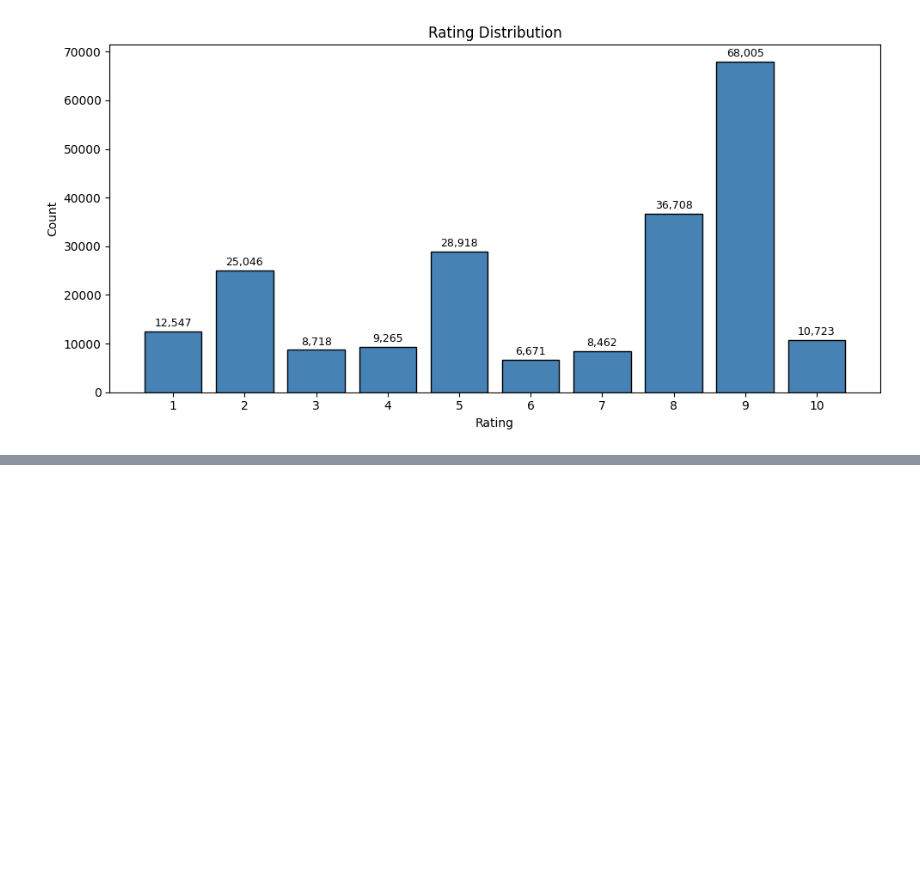
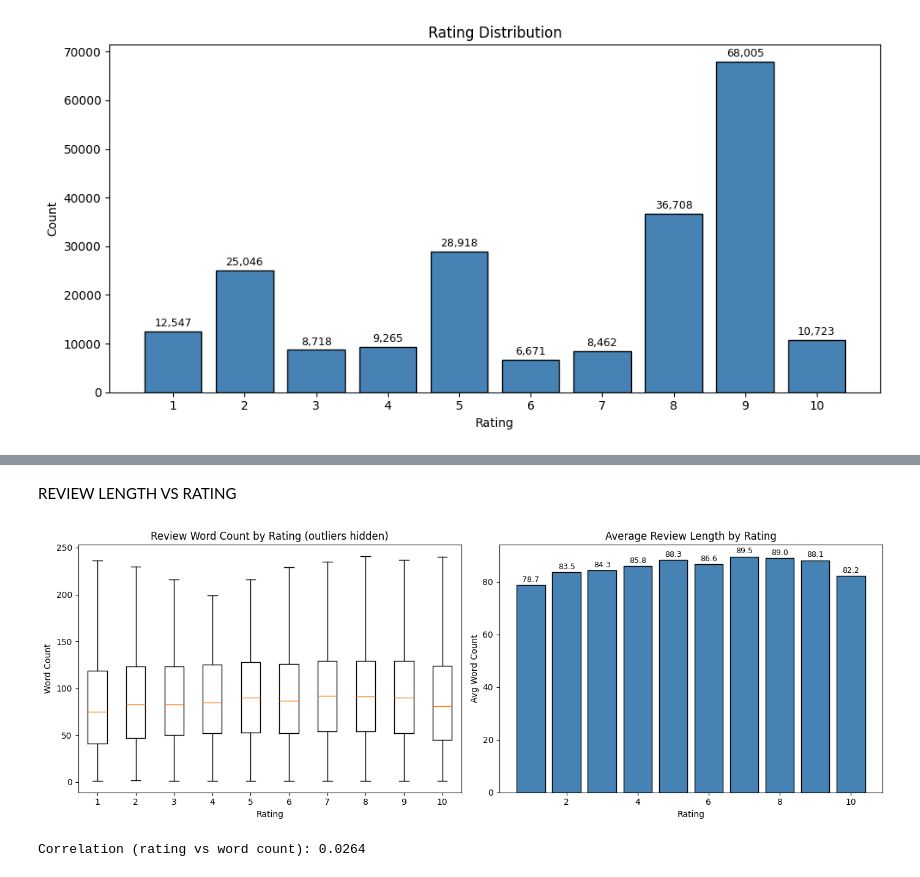
Before and after one commit to azizUB/project_IA, a Jupyter notebook: EDA.ipynb, the cells around one changed output, grey strips where cells are left out. Drawn from its saved outputs; the diff is of its cells as text; code cells hidden in the pictures; blank space fills up the shorter version.

```diff
--- a/EDA.ipynb
+++ b/EDA.ipynb
@@ -134,0 +250,26 @@ plt.show()
+# %% [markdown]
+REVIEW LENGTH VS RATING
+# %%
+fig, axes = plt.subplots(1, 2, figsize=(14, 5))
+
+rating_groups = [dataset[dataset['rating'] == r]['review_word_count'] for r in sorted(dataset['rating'].unique())]
+axes[0].boxplot(rating_groups, labels=sorted(dataset['rating'].unique()), showfliers=False)
+axes[0].set_xlabel('Rating')
+axes[0].set_ylabel('Word Count')
+axes[0].set_title('Review Word Count by Rating (outliers hidden)')
+
+avg_len_by_rating = dataset.groupby('rating')['review_word_count'].mean()
+axes[1].bar(avg_len_by_rating.index, avg_len_by_rating.values, color='steelblue', edgecolor='black')
+axes[1].set_xlabel('Rating')
+axes[1].set_ylabel('Avg Word Count')
+axes[1].set_title('Average Review Length by Rating')
+for x, y in zip(avg_len_by_rating.index, avg_len_by_rating.values):
+    axes[1].text(x, y + 0.5, f'{y:.1f}', ha='center', va='bottom', fontsize=9)
+
+plt.tight_layout()
+plt.show()
+
+print(f"\nCorrelation (rating vs word count): {dataset['rating'].corr(dataset['review_word_count']):.4f}")
+# %% [output]
+[figure, added]
+Correlation (rating vs word count): 0.0264
```
Also changed, not shown: parts of 16 cells of this notebook.
